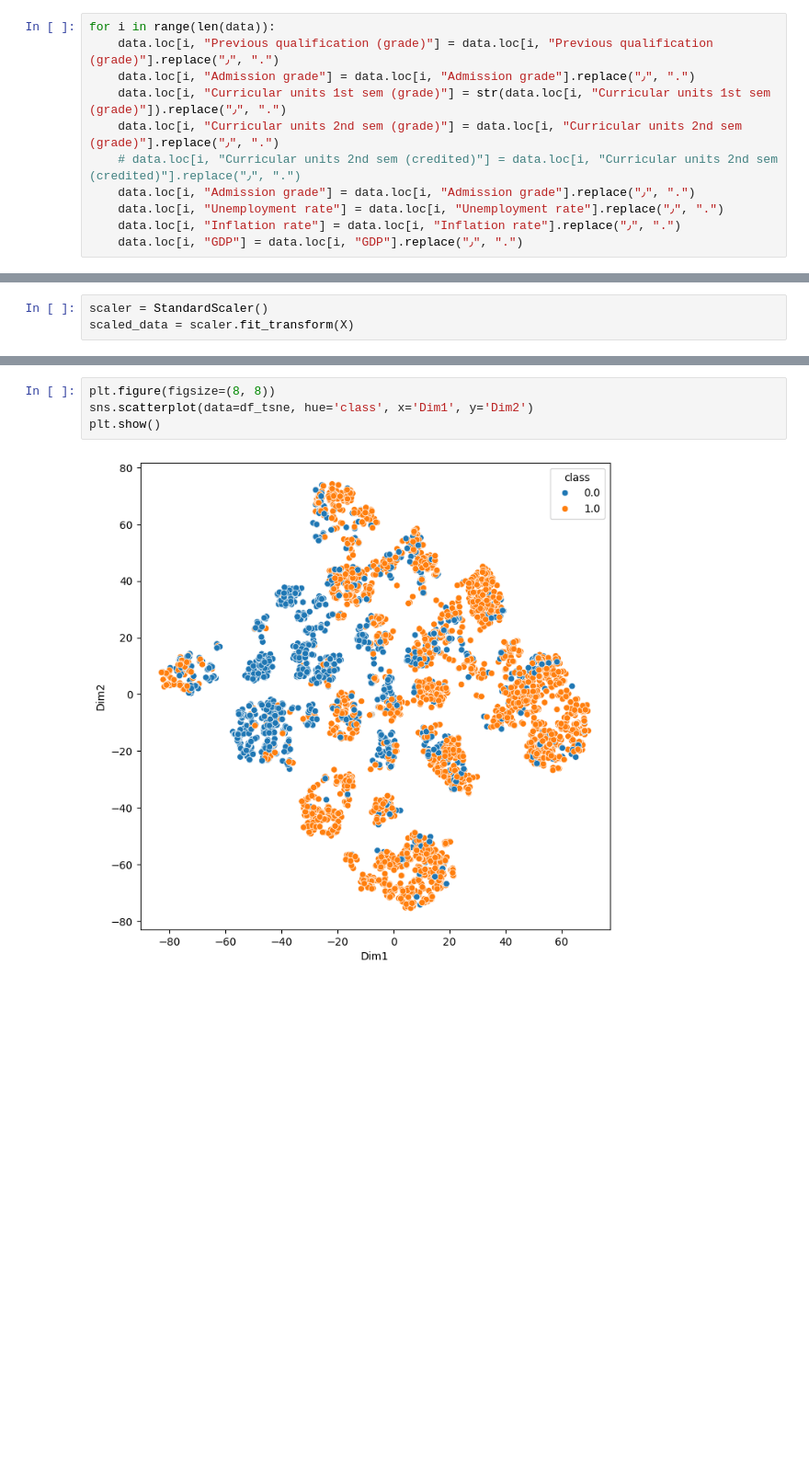
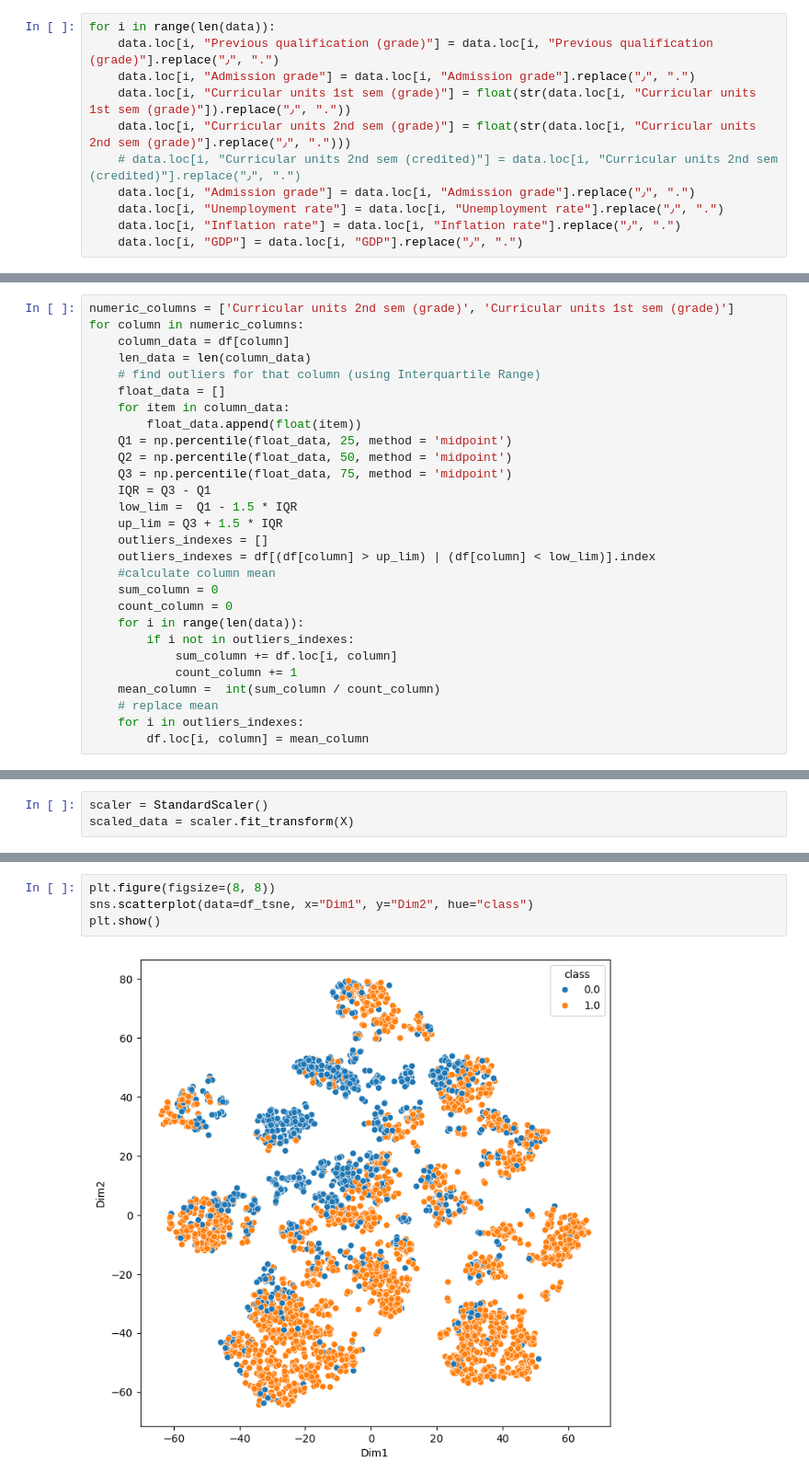
Before and after one commit to hosngholami/Predict-Student, a Jupyter notebook: create_feature.ipynb, the cells around one changed output, grey strips where cells are left out. Shown at 92% size. Cells and saved outputs as stored; diff of their text form; blank space fills up the shorter version.

```diff
--- a/create_feature.ipynb
+++ b/create_feature.ipynb
@@ -26,8 +26,8 @@ data = pd.read_csv("src/data.csv", sep=",")
 for i in range(len(data)):
     data.loc[i, "Previous qualification (grade)"] = data.loc[i, "Previous qualification (grade)"].replace("٫", ".")
     data.loc[i, "Admission grade"] = data.loc[i, "Admission grade"].replace("٫", ".")
-    data.loc[i, "Curricular units 1st sem (grade)"] = str(data.loc[i, "Curricular units 1st sem (grade)"]).replace("٫", ".")
-    data.loc[i, "Curricular units 2nd sem (grade)"] = data.loc[i, "Curricular units 2nd sem (grade)"].replace("٫", ".")
+    data.loc[i, "Curricular units 1st sem (grade)"] = float(str(data.loc[i, "Curricular units 1st sem (grade)"]).replace("٫", "."))
+    data.loc[i, "Curricular units 2nd sem (grade)"] = float(str(data.loc[i, "Curricular units 2nd sem (grade)"].replace("٫", ".")))
     # data.loc[i, "Curricular units 2nd sem (credited)"] = data.loc[i, "Curricular units 2nd sem (credited)"].replace("٫", ".")
     data.loc[i, "Admission grade"] = data.loc[i, "Admission grade"].replace("٫", ".")
     data.loc[i, "Unemployment rate"] = data.loc[i, "Unemployment rate"].replace("٫", ".")
@@ -104,6 +104,34 @@ df = df.drop(columns=['Nacionality', 'International', 'Educational special needs
                       'Mother\'s occupation', 'Father\'s occupation',
                       'Curricular units 1st sem (credited)', 'Curricular units 1st sem (evaluations)',
                       'Unemployment rate', 'Inflation rate', 'GDP'], axis=1)
+# %%
+numeric_columns = ['Curricular units 2nd sem (grade)', 'Curricular units 1st sem (grade)']
+for column in numeric_columns:
+    column_data = df[column]
+    len_data = len(column_data)
+    # find outliers for that column (using Interquartile Range)
+    float_data = []
+    for item in column_data:
+        float_data.append(float(item))
+    Q1 = np.percentile(float_data, 25, method = 'midpoint')
+    Q2 = np.percentile(float_data, 50, method = 'midpoint')
+    Q3 = np.percentile(float_data, 75, method = 'midpoint')
+    IQR = Q3 - Q1
+    low_lim =  Q1 - 1.5 * IQR
+    up_lim = Q3 + 1.5 * IQR
+    outliers_indexes = []
+    outliers_indexes = df[(df[column] > up_lim) | (df[column] < low_lim)].index
+    #calculate column mean
+    sum_column = 0
+    count_column = 0
+    for i in range(len(data)):
+        if i not in outliers_indexes:
+            sum_column += df.loc[i, column]
+            count_column += 1
+    mean_column =  int(sum_column / count_column)
+    # replace mean
+    for i in outliers_indexes:
+        df.loc[i, column] = mean_column
 # %%
 df["Interaction_CU_1st_2nd_Approved"] = df['Curricular units 1st sem (approved)'] * data['Curricular units 2nd sem (approved)']
 # %%
@@ -255,7 +288,7 @@ df_tsne.head()
 # %%
 plt.figure(figsize=(8, 8))
-sns.scatterplot(data=df_tsne, hue='class', x='Dim1', y='Dim2')
+sns.scatterplot(data=df_tsne, x="Dim1", y="Dim2", hue="class")
 plt.show()
 # %% [output]
-[figure, old version]
+[figure, new version]
 # %%
```
Also changed, not shown: parts of 18 cells of this notebook, 3 other files.
